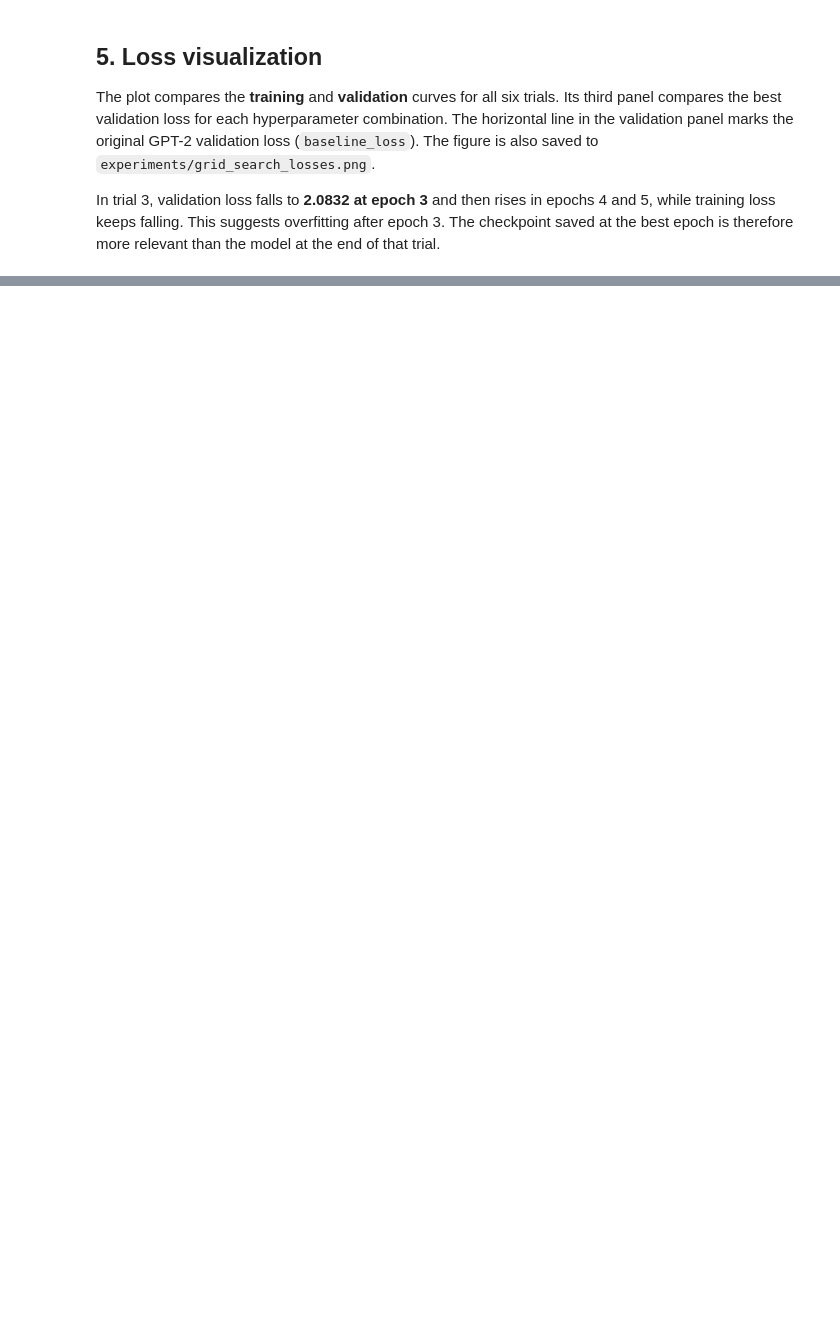
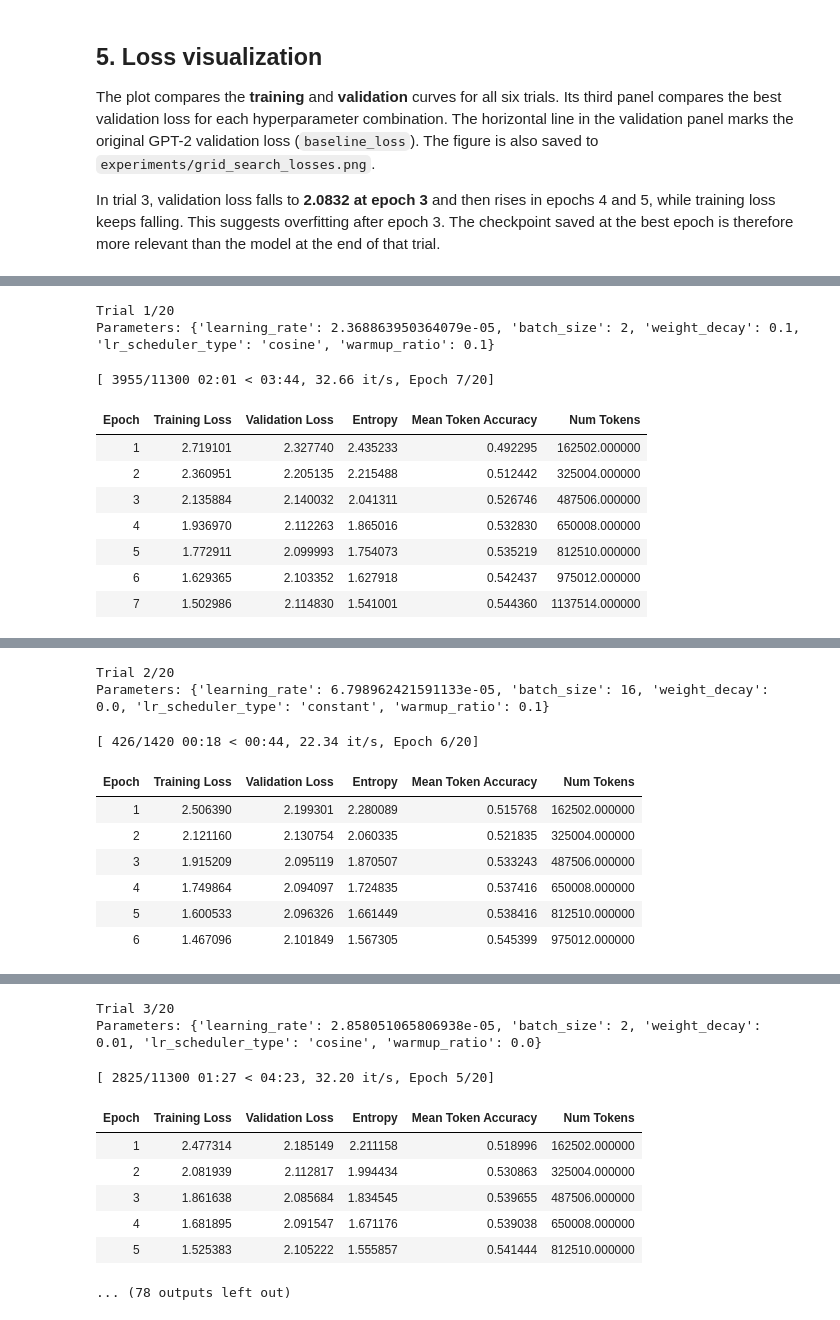
Before and after one commit to WagnerTPedrosa/medllm-finetuning, a Jupyter notebook: fpft.ipynb, the cells around one changed output, grey strips where cells are left out. Cells and saved outputs as stored; diff of their text form; code cells hidden in the pictures; blank space fills up the shorter version.

```diff
--- a/fpft.ipynb
+++ b/fpft.ipynb
@@ -31,5 +34,5 @@ If the processed directory already exists, `prepare_dataset()` does not recreate
 # %%
 from src.dataset_preparation import load_medtext
 
-train_data, val_data, test_data = load_medtext()
+train_data, val_data, test_data = load_medtext(config.data.processed_dir)
 # %% [markdown]
@@ -168,0 +179,7 @@ plot_module.plot_grid_search(
+# %%
+from src.train import run_optuna_search
+
+optuna_best, optuna_results, study = run_optuna_search(train_sft, val_sft, config)
+
+study.trials_dataframe(attrs=("number", "value", "params", "state")).sort_values("value")
+# %% [output]
@@ -168,0 +187,11 @@ plot_module.plot_grid_search(
+Trial 1/20
+Parameters: {'learning_rate': 2.368863950364079e-05, 'batch_size': 2, 'weight_decay': 0.1, 'lr_scheduler_type': 'cosine', 'warmup_ratio': 0.1}
+[ 3955/11300 02:01 < 03:44, 32.66 it/s, Epoch 7/20]
+| Epoch | Training Loss | Validation Loss | Entropy | Mean Token Accuracy | Num Tokens |
+| 1 | 2.719101 | 2.327740 | 2.435233 | 0.492295 | 162502.000000 |
+| 2 | 2.360951 | 2.205135 | 2.215488 | 0.512442 | 325004.000000 |
+| 3 | 2.135884 | 2.140032 | 2.041311 | 0.526746 | 487506.000000 |
+| 4 | 1.936970 | 2.112263 | 1.865016 | 0.532830 | 650008.000000 |
+| 5 | 1.772911 | 2.099993 | 1.754073 | 0.535219 | 812510.000000 |
+| 6 | 1.629365 | 2.103352 | 1.627918 | 0.542437 | 975012.000000 |
+| 7 | 1.502986 | 2.114830 | 1.541001 | 0.544360 | 1137514.000000 |
@@ -168,0 +204,10 @@ plot_module.plot_grid_search(
+Trial 2/20
+Parameters: {'learning_rate': 6.798962421591133e-05, 'batch_size': 16, 'weight_decay': 0.0, 'lr_scheduler_type': 'constant', 'warmup_ratio': 0.1}
+[ 426/1420 00:18 < 00:44, 22.34 it/s, Epoch 6/20]
+| Epoch | Training Loss | Validation Loss | Entropy | Mean Token Accuracy | Num Tokens |
+| 1 | 2.506390 | 2.199301 | 2.280089 | 0.515768 | 162502.000000 |
+| 2 | 2.121160 | 2.130754 | 2.060335 | 0.521835 | 325004.000000 |
+| 3 | 1.915209 | 2.095119 | 1.870507 | 0.533243 | 487506.000000 |
+| 4 | 1.749864 | 2.094097 | 1.724835 | 0.537416 | 650008.000000 |
+| 5 | 1.600533 | 2.096326 | 1.661449 | 0.538416 | 812510.000000 |
+| 6 | 1.467096 | 2.101849 | 1.567305 | 0.545399 | 975012.000000 |
@@ -169,3 +220,13 @@ plot_module.plot_grid_search(
+Trial 3/20
+Parameters: {'learning_rate': 2.858051065806938e-05, 'batch_size': 2, 'weight_decay': 0.01, 'lr_scheduler_type': 'cosine', 'warmup_ratio': 0.0}
+[ 2825/11300 01:27 < 04:23, 32.20 it/s, Epoch 5/20]
+| Epoch | Training Loss | Validation Loss | Entropy | Mean Token Accuracy | Num Tokens |
+| 1 | 2.477314 | 2.185149 | 2.211158 | 0.518996 | 162502.000000 |
+| 2 | 2.081939 | 2.112817 | 1.994434 | 0.530863 | 325004.000000 |
+| 3 | 1.861638 | 2.085684 | 1.834545 | 0.539655 | 487506.000000 |
+| 4 | 1.681895 | 2.091547 | 1.671176 | 0.539038 | 650008.000000 |
+| 5 | 1.525383 | 2.105222 | 1.555857 | 0.541444 | 812510.000000 |
+... (78 outputs left out)
 # %% [markdown]
 ## 6. Qualitative comparison of generated answers
 
```
Also changed, not shown: parts of 15 cells of this notebook, 38 other files.
